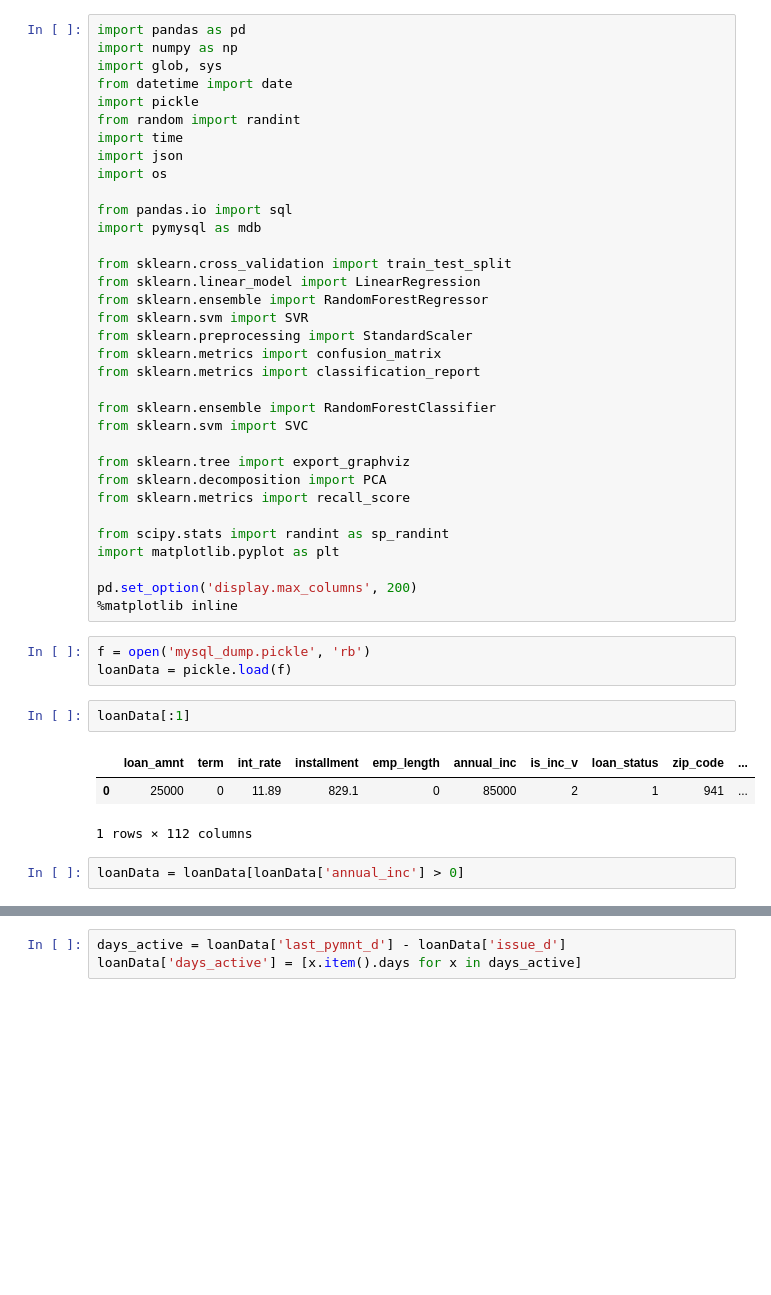
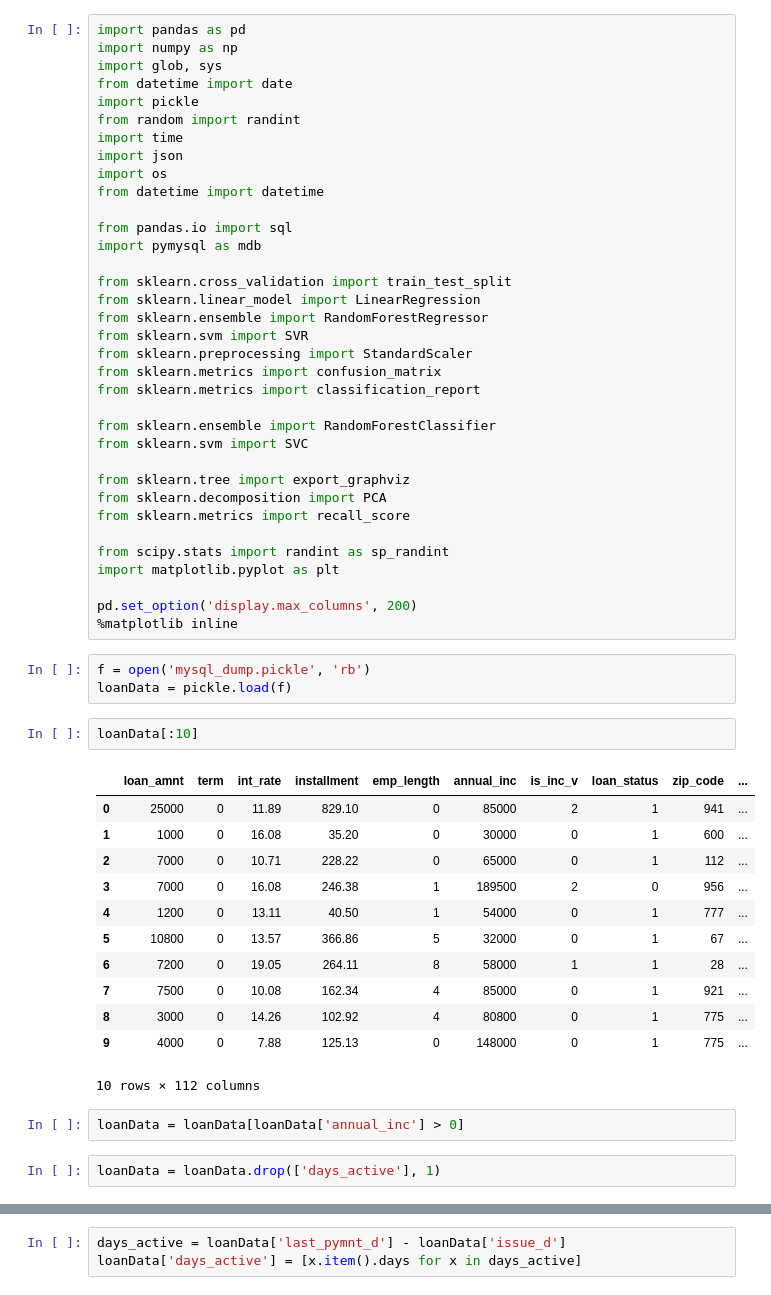
Before and after one commit to abradle2/LendingLounge, a Jupyter notebook: test.ipynb, the cells around one changed output, grey strips where cells are left out. Saved outputs shown, nothing was run; the diff lists cells and outputs as text; blank space fills up the shorter version.

```diff
--- a/test.ipynb
+++ b/test.ipynb
@@ -8,6 +8,7 @@ from random import randint
 import time
 import json
 import os
+from datetime import datetime
 
 from pandas.io import sql
 import pymysql as mdb
@@ -36,10 +37,21 @@ pd.set_option('display.max_columns', 200)
 f = open('mysql_dump.pickle', 'rb')
 loanData = pickle.load(f)
 # %%
-loanData[:1]
+loanData[:10]
 # %% [output]
 |  | loan_amnt | term | int_rate | installment | emp_length | annual_inc | is_inc_v | loan_status | zip_code | ... |
-| 0 | 25000 | 0 | 11.89 | 829.1 | 0 | 85000 | 2 | 1 | 941 | ... |
+| 0 | 25000 | 0 | 11.89 | 829.10 | 0 | 85000 | 2 | 1 | 941 | ... |
+| 1 | 1000 | 0 | 16.08 | 35.20 | 0 | 30000 | 0 | 1 | 600 | ... |
+| 2 | 7000 | 0 | 10.71 | 228.22 | 0 | 65000 | 0 | 1 | 112 | ... |
+| 3 | 7000 | 0 | 16.08 | 246.38 | 1 | 189500 | 2 | 0 | 956 | ... |
+| 4 | 1200 | 0 | 13.11 | 40.50 | 1 | 54000 | 0 | 1 | 777 | ... |
+| 5 | 10800 | 0 | 13.57 | 366.86 | 5 | 32000 | 0 | 1 | 67 | ... |
+| 6 | 7200 | 0 | 19.05 | 264.11 | 8 | 58000 | 1 | 1 | 28 | ... |
+| 7 | 7500 | 0 | 10.08 | 162.34 | 4 | 85000 | 0 | 1 | 921 | ... |
+| 8 | 3000 | 0 | 14.26 | 102.92 | 4 | 80800 | 0 | 1 | 775 | ... |
+| 9 | 4000 | 0 | 7.88 | 125.13 | 0 | 148000 | 0 | 1 | 775 | ... |
-1 rows × 112 columns
+10 rows × 112 columns
 # %%
 loanData = loanData[loanData['annual_inc'] > 0]
+# %%
+loanData = loanData.drop(['days_active'], 1)
```
Also changed, not shown: parts of 10 cells of this notebook, 1 other file.
